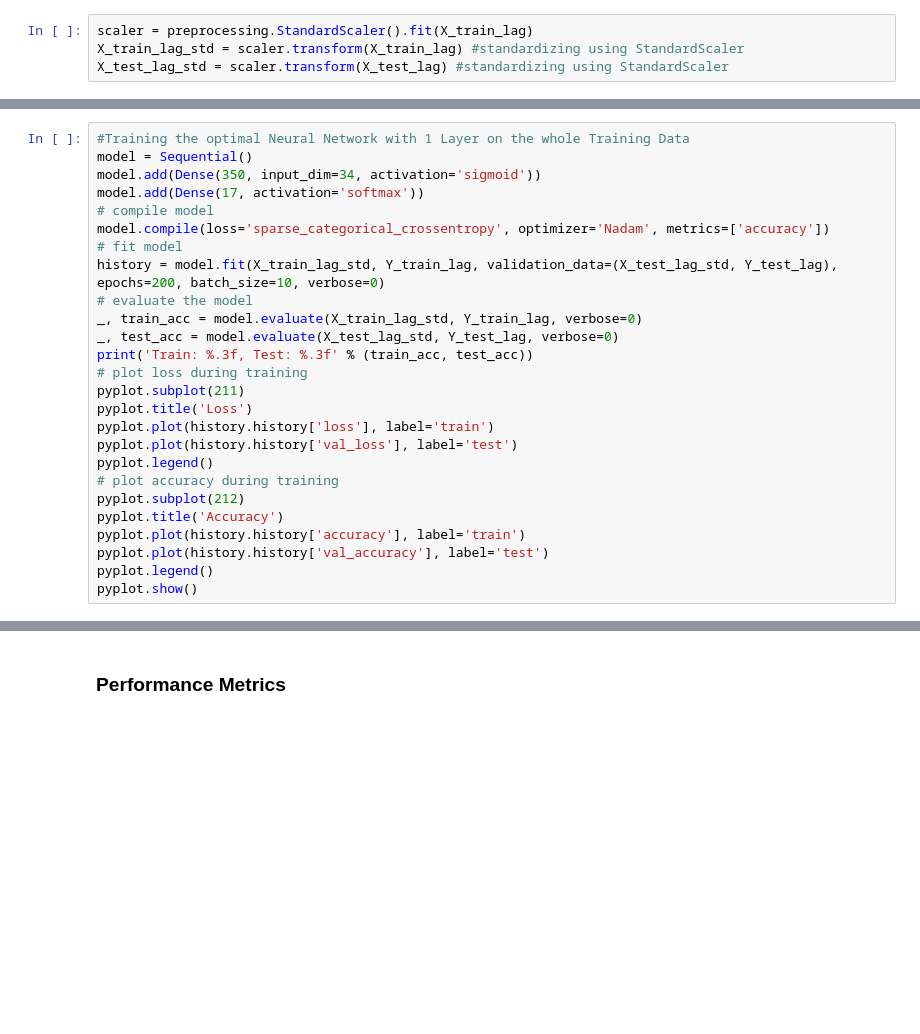
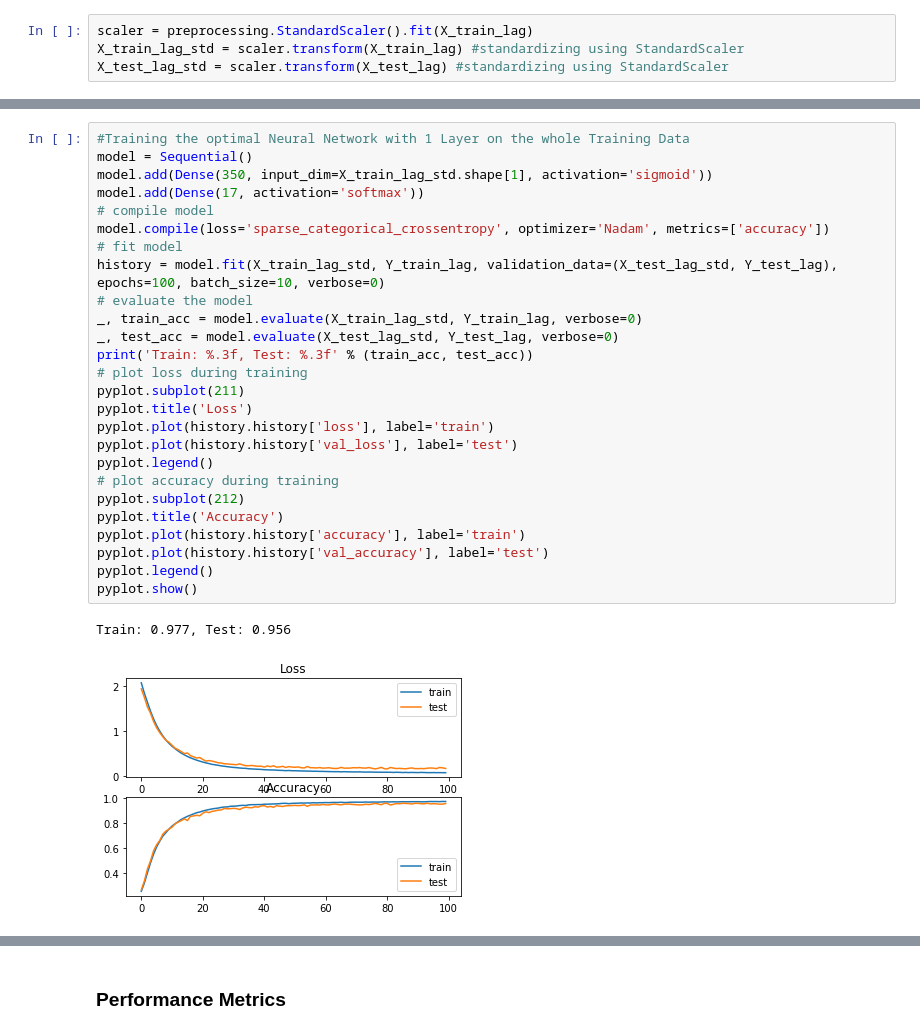
Before and after one commit to Mongobob/ML_Finance, a Jupyter notebook: Main.ipynb, the cells around one changed output, grey strips where cells are left out. Saved outputs shown, nothing was run; the diff lists cells and outputs as text; blank space fills up the shorter version.

```diff
--- a/Main.ipynb
+++ b/Main.ipynb
@@ -814,29 +1177,32 @@ print(datetime.datetime.now())
 # %%
 #Training the optimal Neural Network with 1 Layer on the whole Training Data
 model = Sequential()
-model.add(Dense(350, input_dim=34, activation='sigmoid'))
+model.add(Dense(350, input_dim=X_train_lag_std.shape[1], activation='sigmoid'))
 model.add(Dense(17, activation='softmax'))
 # compile model
 model.compile(loss='sparse_categorical_crossentropy', optimizer='Nadam', metrics=['accuracy'])
 # fit model
-history = model.fit(X_train_lag_std, Y_train_lag, validation_data=(X_test_lag_std, Y_test_lag), epochs=200, batch_size=10, verbose=0)
+history = model.fit(X_train_lag_std, Y_train_lag, validation_data=(X_test_lag_std, Y_test_lag), epochs=100, batch_size=10, verbose=0)
 # evaluate the model
 _, train_acc = model.evaluate(X_train_lag_std, Y_train_lag, verbose=0)
 _, test_acc = model.evaluate(X_test_lag_std, Y_test_lag, verbose=0)
 print('Train: %.3f, Test: %.3f' % (train_acc, test_acc))
 # plot loss during training
 pyplot.subplot(211)
 pyplot.title('Loss')
 pyplot.plot(history.history['loss'], label='train')
 pyplot.plot(history.history['val_loss'], label='test')
 pyplot.legend()
 # plot accuracy during training
 pyplot.subplot(212)
 pyplot.title('Accuracy')
 pyplot.plot(history.history['accuracy'], label='train')
 pyplot.plot(history.history['val_accuracy'], label='test')
 pyplot.legend()
 pyplot.show()
+# %% [output]
+Train: 0.977, Test: 0.956
+[figure, added]
 # %%
 #2Layer Neural Net:
 activ1 = ['sigmoid']
```
Also changed, not shown: parts of 56 cells of this notebook, 1 other file.
